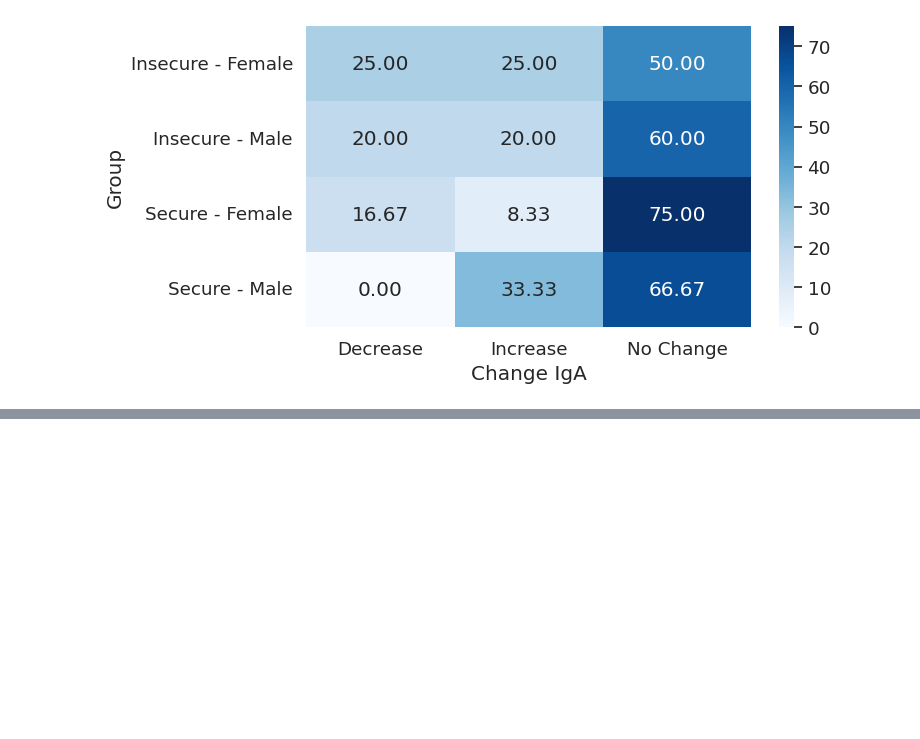
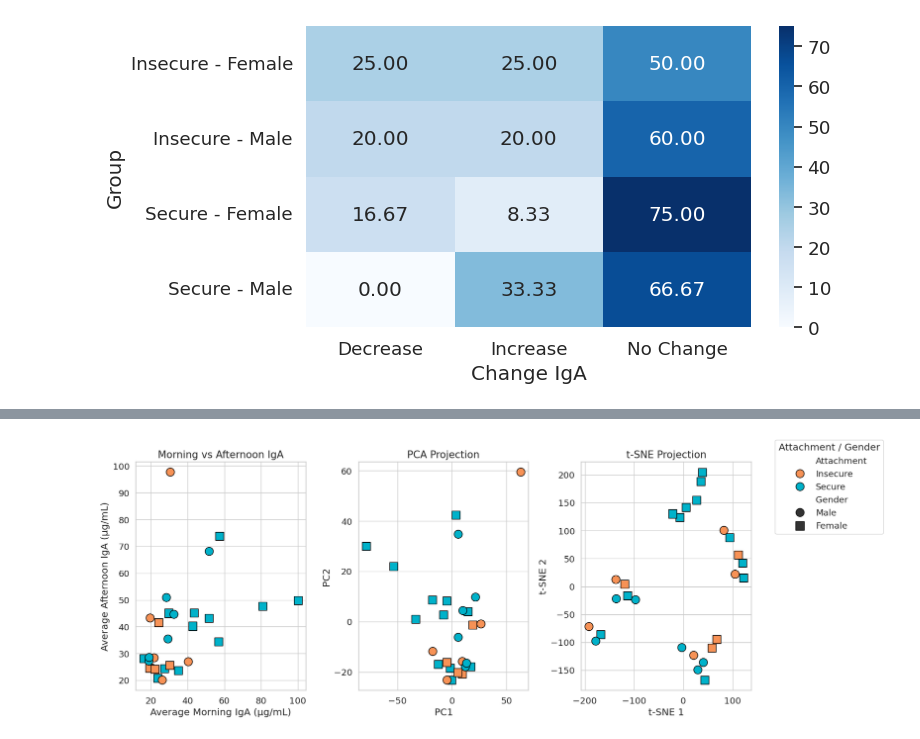
Before and after one commit to dMedinaO/IgA_attachment_analysis, a Jupyter notebook: scripts/3_descriptive_analysis_IGA.ipynb, the cells around one changed output, grey strips where cells are left out. Drawn from its saved outputs; the diff is of its cells as text; code cells hidden in the pictures; blank space fills up the shorter version.

```diff
--- a/scripts/3_descriptive_analysis_IGA.ipynb
+++ b/scripts/3_descriptive_analysis_IGA.ipynb
@@ -760,0 +829,3 @@ plt.show()
+# %%
+df_for_reductions = df_data_clean[["Average IgA Morning", "Average IgA Afternoon", "Average Difference IgA"]]
+df_for_reductions.head()
@@ -760,0 +859,3 @@ plt.show()
+# %%
+data_transformed = pd.concat([data_transformed, df_data_clean], axis=1)
+data_transformed.head(5)
@@ -760,0 +869,8 @@ plt.show()
+# %%
+tsne_instance = TSNE(n_components=2, perplexity=3)
+header = ["p_1", "p_2"]
+tsne_data_transformed = pd.DataFrame(
+    data=tsne_instance.fit_transform(df_for_reductions.values),
+    columns=header,
+    index=df_data_clean.index)
+tsne_data_transformed.head(5)
@@ -760,0 +884,3 @@ plt.show()
+# %%
+tsne_data_transformed = pd.concat([tsne_data_transformed, df_data_clean], axis=1)
+tsne_data_transformed.head(5)
@@ -760,0 +902,71 @@ plt.show()
+# %%
+fig, axes = plt.subplots(1, 3, figsize=(14, 6), sharex=False)
+sns.set(style="whitegrid", font_scale=1.2)
+
+palette = {"Secure": "#00B2CA", "Insecure": "#F79256"}
+markers = {"Male": "o", "Female": "s"}
+
+# Gráfico 1: Promedio IgA Mañana vs Tarde
+sns.scatterplot(
+    ax=axes[0],
+    data=df_data_clean,
+    x="Average IgA Morning",
+    y="Average IgA Afternoon",
+    hue="Attachment",
+    style="Gender",
+    palette=palette,
+    markers=markers,
+    s=150,
+    edgecolor="black",
+)
+
+axes[0].set_title("Morning vs Afternoon IgA", fontsize=15)
+axes[0].set_xlabel("Average Morning IgA (µg/mL)")
+axes[0].set_ylabel("Average Afternoon IgA (µg/mL)")
+
+# Gráfico 2: Proyección PCA
+sns.scatterplot(
+    ax=axes[1],
+    data=data_transformed,
+    x="p_1",
+    y="p_2",
+    hue="Attachment",
+    style="Gender",
+    palette=palette,
+    markers=markers,
+    s=150,
+    edgecolor="black"
+)
+
+axes[1].set_title("PCA Projection", fontsize=15)
+axes[1].set_xlabel("PC1")
+axes[1].set_ylabel("PC2")
+
+# Gráfico 3: Proyección t-SNE
+sns.scatterplot(
+    ax=axes[2],
+    data=tsne_data_transformed,
+    x="p_1",
+    y="p_2",
+    hue="Attachment",
+    style="Gender",
+    palette=palette,
+    markers=markers,
+    s=150,
+    edgecolor="black"
+)
+axes[2].set_title("t-SNE Projection", fontsize=15)
+axes[2].set_xlabel("t-SNE 1")
+axes[2].set_ylabel("t-SNE 2")
+
+# Usar solo una leyenda combinada
+handles, labels = axes[2].get_legend_handles_labels()
+fig.legend(handles, labels, title="Attachment / Gender", bbox_to_anchor=(1.02, 1), loc='upper left', borderaxespad=0.)
+
+# Eliminar leyendas locales
+for ax in axes:
+    ax.get_legend().remove()
+
+plt.tight_layout()
+# %% [output]
+[figure, added]
```
Also changed, not shown: parts of 31 cells of this notebook, 2 other files.
